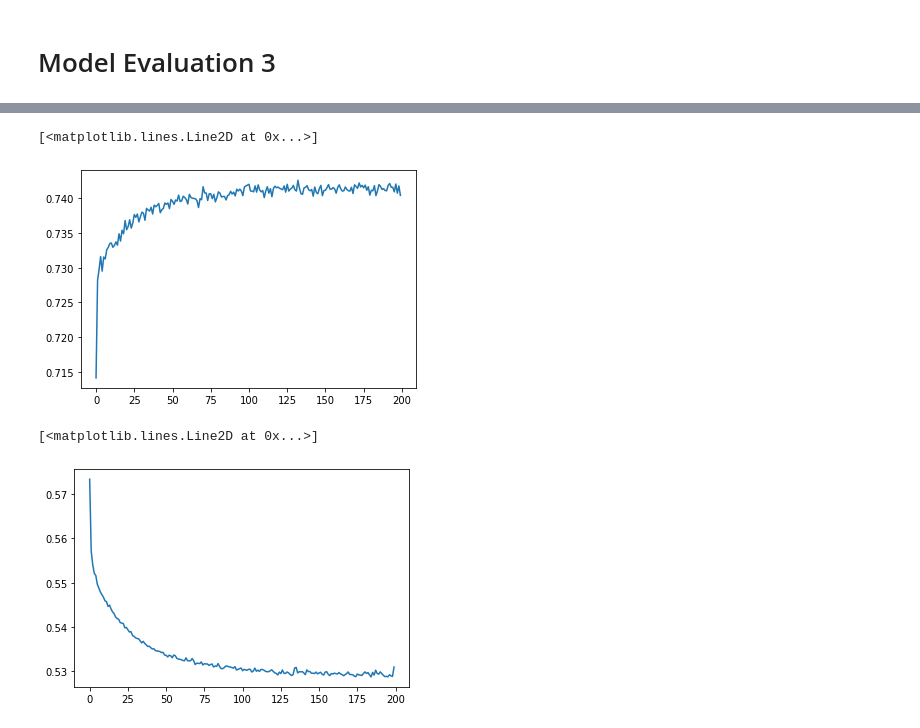
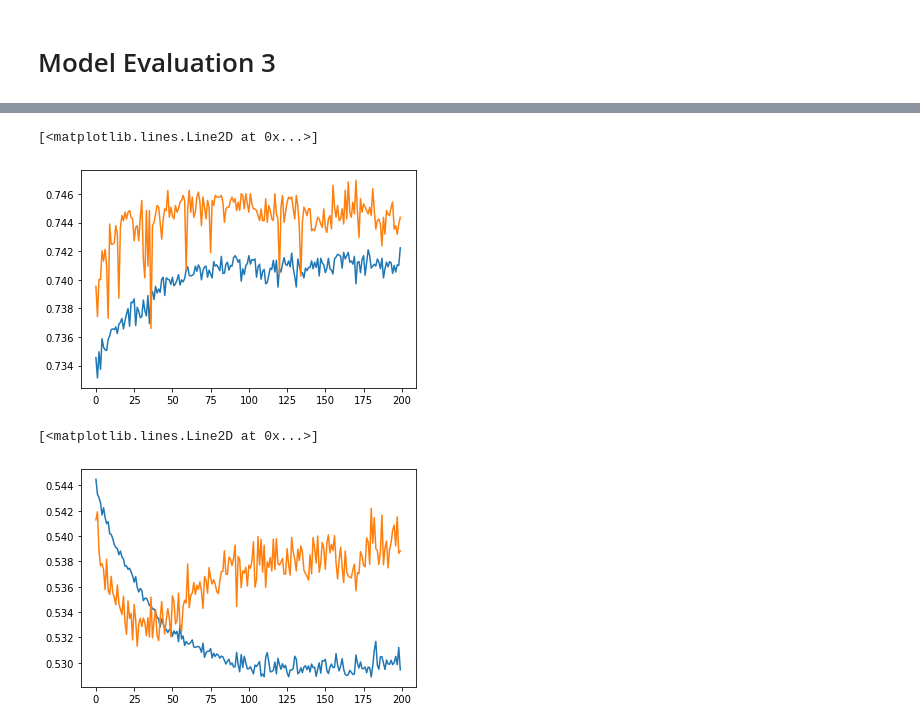
Before and after one commit to Karla-Flores/Neural-Network--Charity-Donation, a Jupyter notebook: Starter_Code.ipynb, the cells around one changed output, grey strips where cells are left out. Cells and saved outputs as stored; diff of their text form; code cells hidden in the pictures.

Commit message:
Adding validation loss and accuracy graphs

```diff
--- a/Starter_Code.ipynb
+++ b/Starter_Code.ipynb
@@ -401,7 +401,7 @@ nn_model = tf.keras.models.Sequential()
 nn_model.add(tf.keras.layers.Dense(units=hidden_nodes_layer1, input_dim=number_input_features, activation='relu'))
 
 # Second hidden layer
-nn_model.add(tf.keras.layers.Dense(units=hidden_nodes_layer2, activation='sigmoid'))
+nn_model.add(tf.keras.layers.Dense(units=hidden_nodes_layer2, activation='relu'))
 
 # 3 hidden layer
 nn_model.add(tf.keras.layers.Dense(units=hidden_nodes_layer3, activation='sigmoid'))
@@ -432,6 +432,6 @@ _________________________________________________________________
 # Compile the model
 nn_model.compile(loss = 'binary_crossentropy', optimizer = 'adam', metrics=['accuracy', tf.keras.metrics.Recall()])
 # %%
-fit_model = nn_model.fit(X_train_scaled,y_train, epochs=200)
+fit_model = nn_model.fit( X_train_scaled,y_train,validation_split=0.15,epochs=200)
 # %% [output]
 Epoch 1/200
@@ -461,13 +461,15 @@ Loss: 0.5917528867721558, Accuracy: 0.7261807322502136
 # %%
 plt.plot(fit_model.history['accuracy'])
+plt.plot(fit_model.history['val_accuracy'])
 # %% [output]
 [<matplotlib.lines.Line2D at 0x...>]
-[figure, old version]
+[figure, new version]
 # %%
 plt.plot(fit_model.history['loss'])
+plt.plot(fit_model.history['val_loss'])
 # %% [output]
 [<matplotlib.lines.Line2D at 0x...>]
-[figure, old version]
+[figure, new version]
 # %%
 # Export our model to HDF5 file
 from google.colab import files
```
Also changed, not shown: parts of 5 cells of this notebook.
